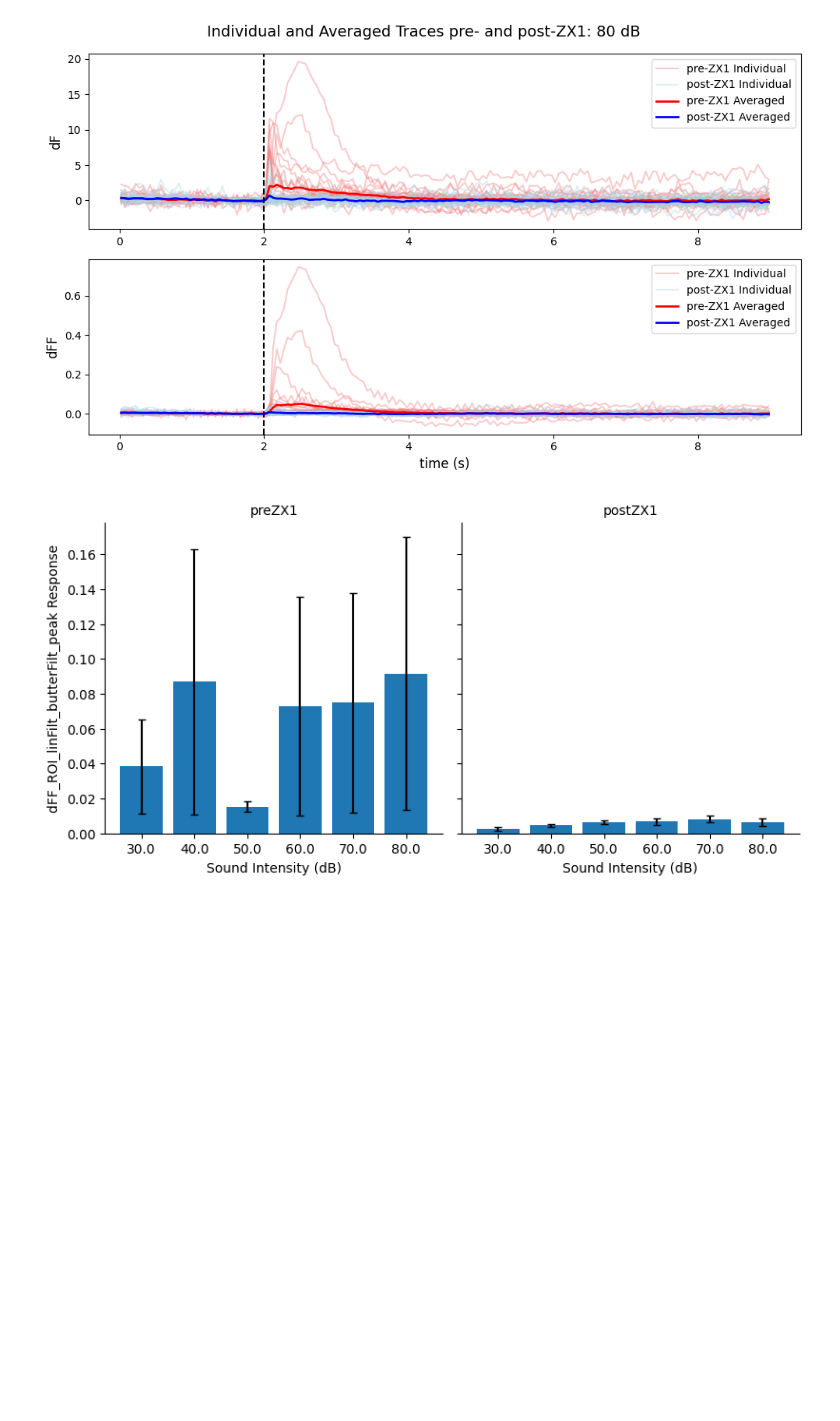
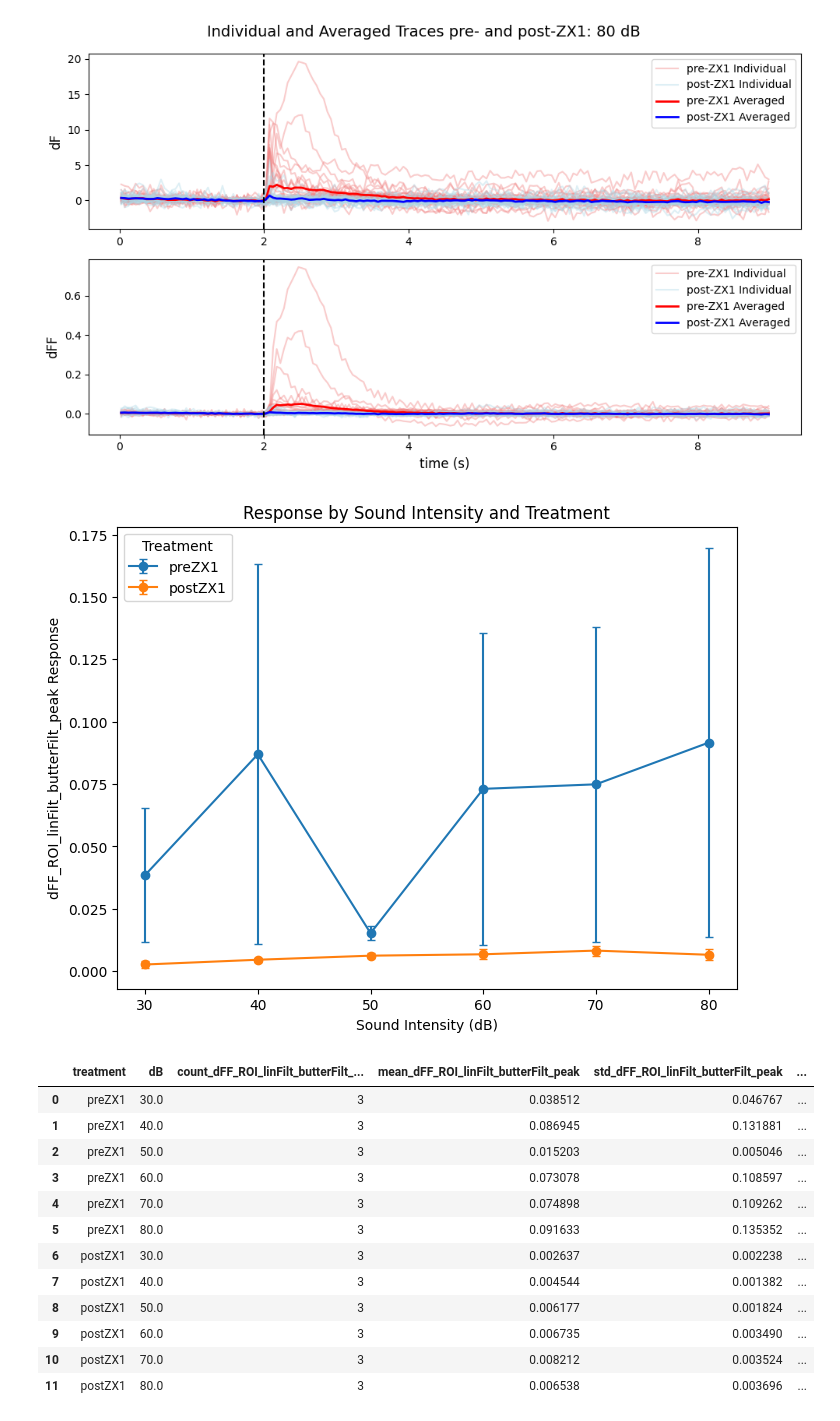
Before and after one commit to xiubert/pyFluo, a Jupyter notebook: src/analysis_acrossAnimal.ipynb, the cells around one changed output. Cells and saved outputs as stored; diff of their text form; code cells hidden in the pictures; blank space fills up the shorter version.

Commit message:
Updated function 'barplot_avgDF_reLevel' to plot lineplots across animals or individual trials

```diff
--- a/src/analysis_acrossAnimal.ipynb
+++ b/src/analysis_acrossAnimal.ipynb
@@ -321,15 +321,40 @@ plt.tight_layout()
 plt.show()
 # %% [output]
 [figure]
-# %%
-# plot barplots averaged across animals re sound intensities, pre- and post-ZX1, showing error bars
-# align the two barplots side by side sharing the same Y-axis scale
-
-import lib.plotting as plotting
-
-plotting.barplot_avgDF_reLevel(df_drop_drop, resp_col="dFF_ROI_linFilt_butterFilt_peak")
-
-# same for dF response
-# plotting.barplot_avgDF_reLevel(df_drop_drop, resp_col="dF_ROI_linFilt_butterFilt_peak")
-# %% [output]
-[figure, removed]
+# %%
+# plot lineplot or barplots averaged across animals or individual trials re sound intensities, pre- and post-ZX1, showing error bars
+
+import lib.plotting as plotting
+
+# Average across animals
+# Lineplot
+df_avg = plotting.barplot_avgDF_reLevel(df_drop_drop, resp_col="dFF_ROI_linFilt_butterFilt_peak", avgAnimal=True, SEMbar=True, capsize=3, lineplot=True)
+
+# Error bars represent standard deviation (SD) instead of standard error (SEM)
+# df_avg = plotting.barplot_avgDF_reLevel(df_drop_drop, resp_col="dFF_ROI_linFilt_butterFilt_peak", avgAnimal=True, SEMbar=False, capsize=3, lineplot=True)
+
+# Barplots
+# df_avg = plotting.barplot_avgDF_reLevel(df_drop_drop, resp_col="dFF_ROI_linFilt_butterFilt_peak", avgAnimal=True, SEMbar=True, capsize=3, lineplot=False)
+
+# Average across individual trials
+# df_avg = plotting.barplot_avgDF_reLevel(df_drop_drop, resp_col="dFF_ROI_linFilt_butterFilt_peak", avgAnimal=False, SEMbar=True, capsize=3, lineplot=True)
+
+# same for dF response
+# df_avg = plotting.barplot_avgDF_reLevel(df_drop_drop, resp_col="dF_ROI_linFilt_butterFilt_peak", avgAnimal=True, SEMbar=True, capsize=3, lineplot=True)
+
+df_avg
+# %% [output]
+[figure, added]
+|  | treatment | dB | count_dFF_ROI_linFilt_butterFilt_... | mean_dFF_ROI_linFilt_butterFilt_peak | std_dFF_ROI_linFilt_butterFilt_peak | ... |
+| 0 | preZX1 | 30.0 | 3 | 0.038512 | 0.046767 | ... |
+| 1 | preZX1 | 40.0 | 3 | 0.086945 | 0.131881 | ... |
+| 2 | preZX1 | 50.0 | 3 | 0.015203 | 0.005046 | ... |
+| 3 | preZX1 | 60.0 | 3 | 0.073078 | 0.108597 | ... |
+| 4 | preZX1 | 70.0 | 3 | 0.074898 | 0.109262 | ... |
+| 5 | preZX1 | 80.0 | 3 | 0.091633 | 0.135352 | ... |
+| 6 | postZX1 | 30.0 | 3 | 0.002637 | 0.002238 | ... |
+| 7 | postZX1 | 40.0 | 3 | 0.004544 | 0.001382 | ... |
+| 8 | postZX1 | 50.0 | 3 | 0.006177 | 0.001824 | ... |
+| 9 | postZX1 | 60.0 | 3 | 0.006735 | 0.003490 | ... |
+| 10 | postZX1 | 70.0 | 3 | 0.008212 | 0.003524 | ... |
+| 11 | postZX1 | 80.0 | 3 | 0.006538 | 0.003696 | ... |
```
Also changed, not shown: 1 other file.
